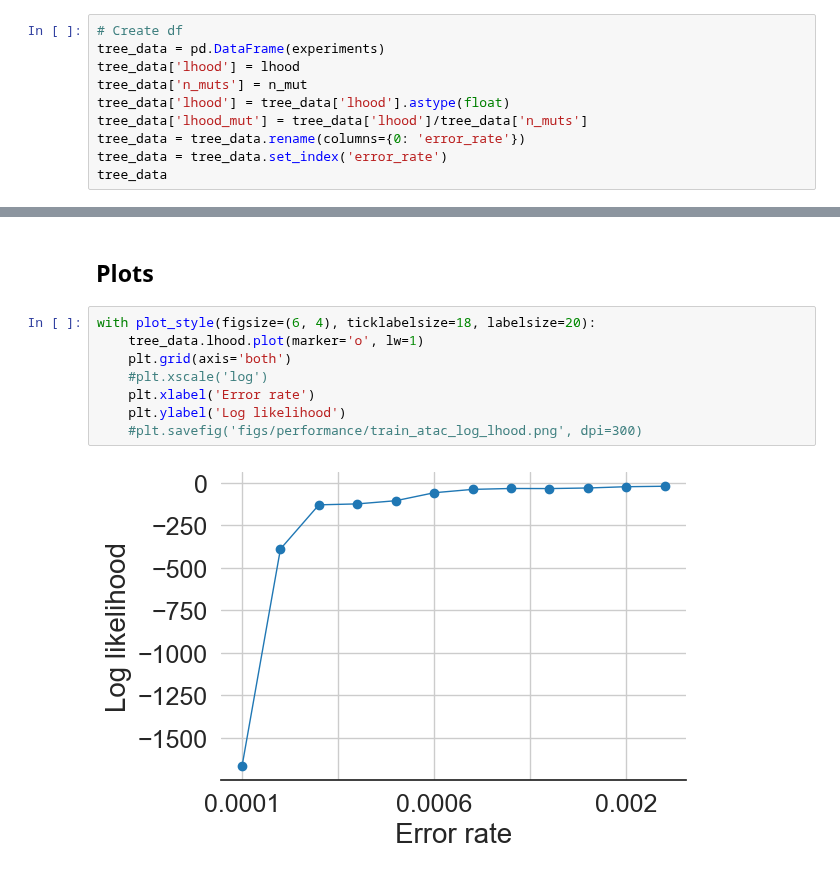
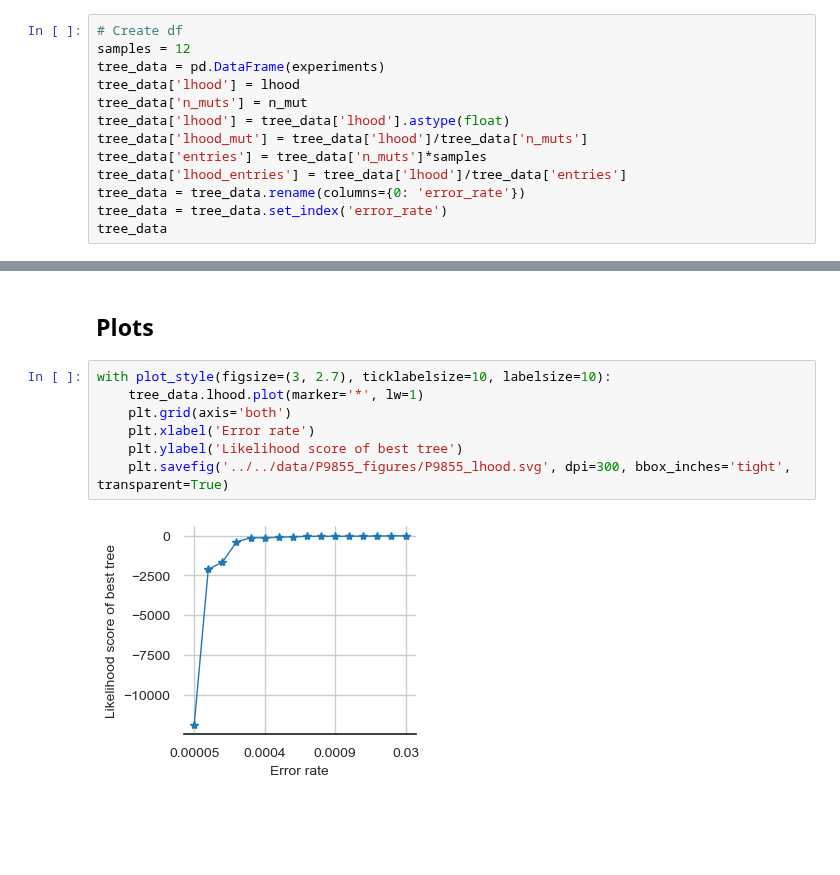
Before and after one commit to cbg-ethz/mt-SCITE, a Jupyter notebook: Notebooks/performance_P9855_ATAC.ipynb, the cells around one changed output, grey strips where cells are left out. Drawn from its saved outputs; the diff is of its cells as text; blank space fills up the shorter version.

```diff
--- a/Notebooks/performance_P9855_ATAC.ipynb
+++ b/Notebooks/performance_P9855_ATAC.ipynb
@@ -60,10 +119,13 @@ for filename in sorted(pmats):
 # %%
 # Create df
+samples = 12
 tree_data = pd.DataFrame(experiments)
 tree_data['lhood'] = lhood
 tree_data['n_muts'] = n_mut
 tree_data['lhood'] = tree_data['lhood'].astype(float)
 tree_data['lhood_mut'] = tree_data['lhood']/tree_data['n_muts']
+tree_data['entries'] = tree_data['n_muts']*samples
+tree_data['lhood_entries'] = tree_data['lhood']/tree_data['entries']
 tree_data = tree_data.rename(columns={0: 'error_rate'})
 tree_data = tree_data.set_index('error_rate')
 tree_data
@@ -85,13 +151,12 @@ tree_data
 # %% [markdown]
 ## Plots
 # %%
-with plot_style(figsize=(6, 4), ticklabelsize=18, labelsize=20):
-    tree_data.lhood.plot(marker='o', lw=1)
+with plot_style(figsize=(3, 2.7), ticklabelsize=10, labelsize=10):
+    tree_data.lhood.plot(marker='*', lw=1)
     plt.grid(axis='both')
-    #plt.xscale('log')
     plt.xlabel('Error rate')
-    plt.ylabel('Log likelihood')
-    #plt.savefig('figs/performance/train_atac_log_lhood.png', dpi=300)
+    plt.ylabel('Likelihood score of best tree')
+    plt.savefig('../../data/P9855_figures/P9855_lhood.svg', dpi=300, bbox_inches='tight', transparent=True)
 # %% [output]
-[figure, old version]
+[figure, new version]
 # %%
```
Also changed, not shown: parts of 7 cells of this notebook, 1 other file.
